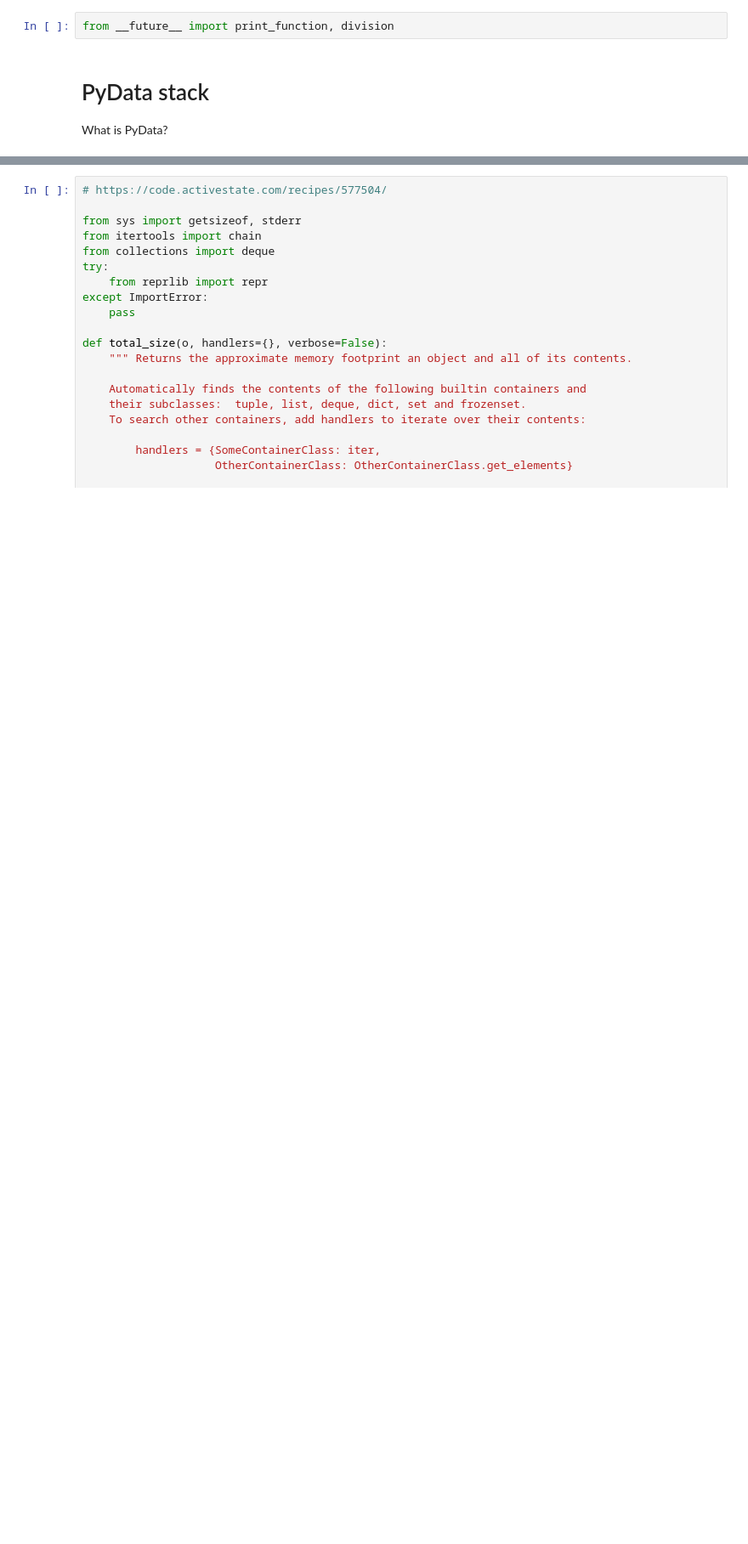
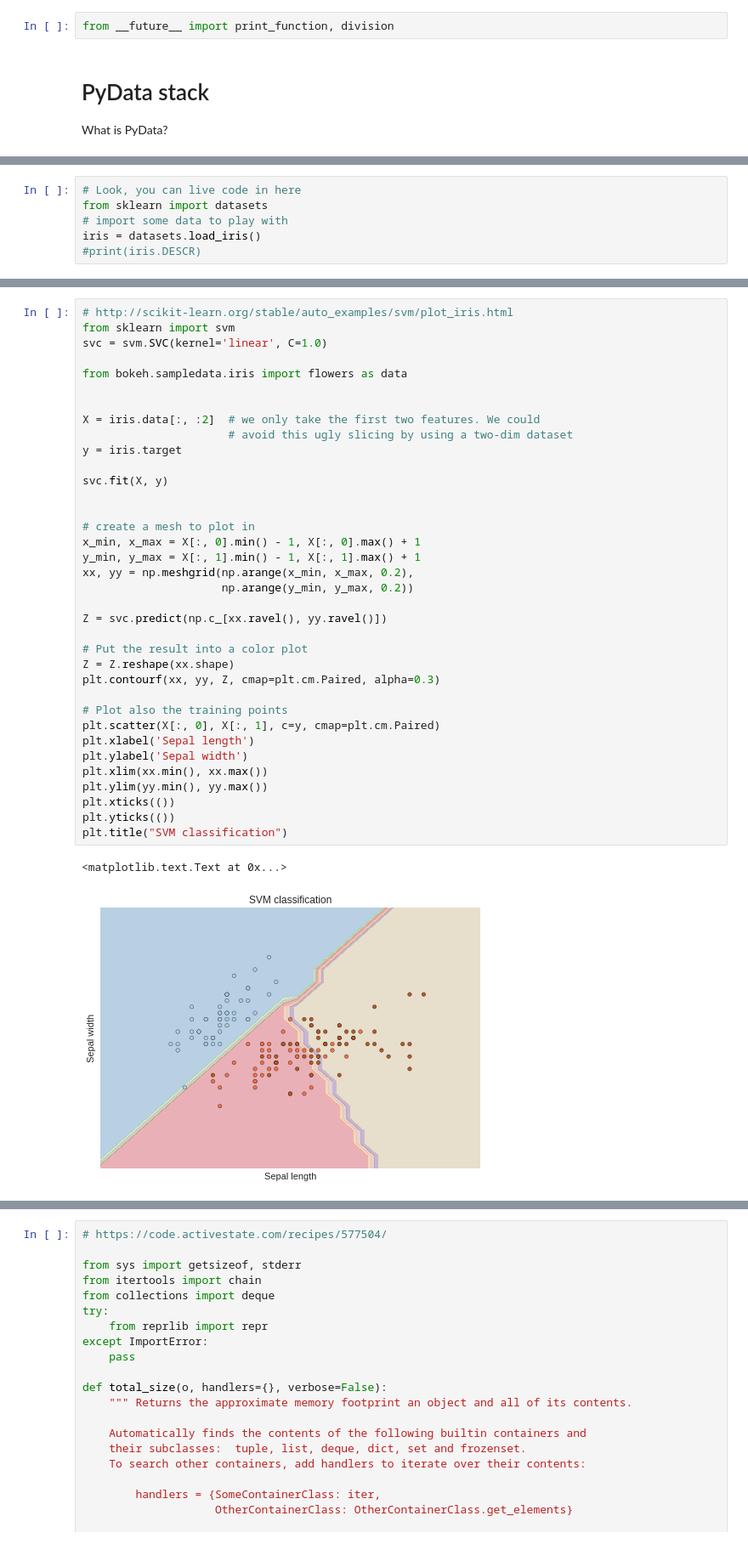
Before and after one commit to dat-boris/PyData-Intro, a Jupyter notebook: pydata_intro.ipynb, the cells around one changed output, grey strips where cells are left out. Shown at 85% size. Cells and saved outputs as stored; diff of their text form; blank space fills up the shorter version.

```diff
--- a/pydata_intro.ipynb
+++ b/pydata_intro.ipynb
@@ -70,0 +43,6 @@ Pandas, Numpy provide very efficient multi-dimension
+# %%
+# Look, you can live code in here
+from sklearn import datasets
+# import some data to play with
+iris = datasets.load_iris()
+#print(iris.DESCR)
@@ -70,0 +92,39 @@ Pandas, Numpy provide very efficient multi-dimension
+# %%
+# http://scikit-learn.org/stable/auto_examples/svm/plot_iris.html
+from sklearn import svm
+svc = svm.SVC(kernel='linear', C=1.0)
+
+from bokeh.sampledata.iris import flowers as data
+
+
+X = iris.data[:, :2]  # we only take the first two features. We could
+                      # avoid this ugly slicing by using a two-dim dataset
+y = iris.target
+
+svc.fit(X, y)
+
+
+# create a mesh to plot in
+x_min, x_max = X[:, 0].min() - 1, X[:, 0].max() + 1
+y_min, y_max = X[:, 1].min() - 1, X[:, 1].max() + 1
+xx, yy = np.meshgrid(np.arange(x_min, x_max, 0.2),
+                     np.arange(y_min, y_max, 0.2))
+
+Z = svc.predict(np.c_[xx.ravel(), yy.ravel()])
+
+# Put the result into a color plot
+Z = Z.reshape(xx.shape)
+plt.contourf(xx, yy, Z, cmap=plt.cm.Paired, alpha=0.3)
+
+# Plot also the training points
+plt.scatter(X[:, 0], X[:, 1], c=y, cmap=plt.cm.Paired)
+plt.xlabel('Sepal length')
+plt.ylabel('Sepal width')
+plt.xlim(xx.min(), xx.max())
+plt.ylim(yy.min(), yy.max())
+plt.xticks(())
+plt.yticks(())
+plt.title("SVM classification")
+# %% [output]
+<matplotlib.text.Text at 0x...>
+[figure, added]
```
Also changed, not shown: parts of 49 cells of this notebook.
